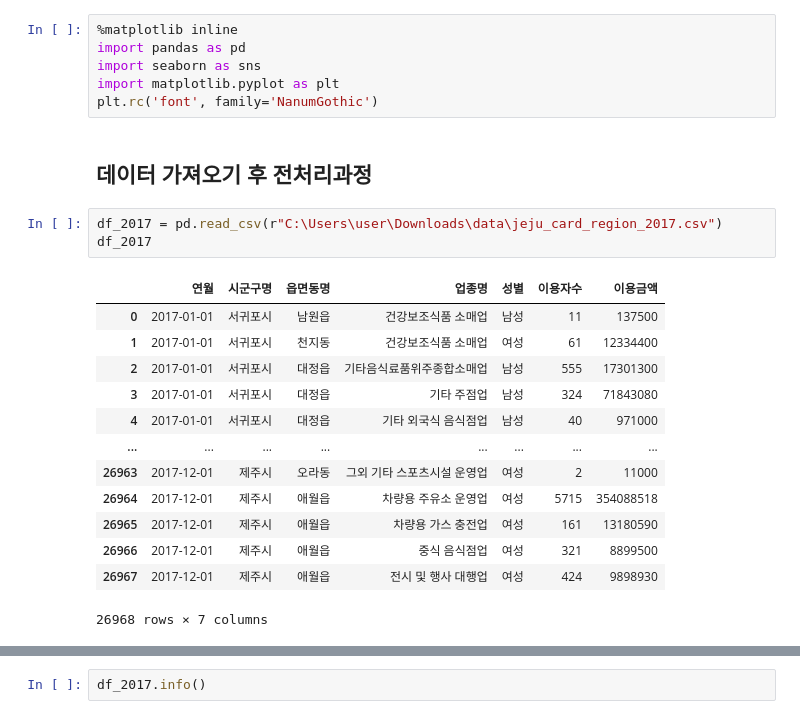
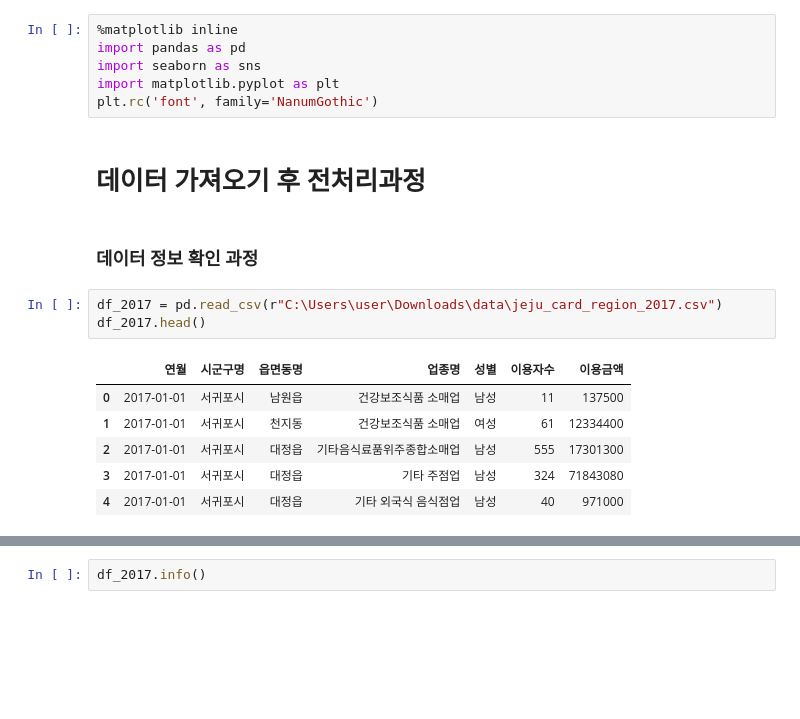
Before and after one commit to Suh0929/jupyter, a Jupyter notebook: jejudo_solo_project.ipynb, the cells around one changed output, grey strips where cells are left out. Saved outputs shown, nothing was run; the diff lists cells and outputs as text; blank space fills up the shorter version.

```diff
--- a/jejudo_solo_project.ipynb
+++ b/jejudo_solo_project.ipynb
@@ -5,23 +5,18 @@ import seaborn as sns
 import matplotlib.pyplot as plt
 plt.rc('font', family='NanumGothic')
 # %% [markdown]
-## 데이터 가져오기 후 전처리과정
+# 데이터 가져오기 후 전처리과정
+# %% [markdown]
+### 데이터 정보 확인 과정
 # %%
 df_2017 = pd.read_csv(r"C:\Users\user\Downloads\data\jeju_card_region_2017.csv")
-df_2017
+df_2017.head()
 # %% [output]
 |  | 연월 | 시군구명 | 읍면동명 | 업종명 | 성별 | 이용자수 | 이용금액 |
 | 0 | 2017-01-01 | 서귀포시 | 남원읍 | 건강보조식품 소매업 | 남성 | 11 | 137500 |
 | 1 | 2017-01-01 | 서귀포시 | 천지동 | 건강보조식품 소매업 | 여성 | 61 | 12334400 |
 | 2 | 2017-01-01 | 서귀포시 | 대정읍 | 기타음식료품위주종합소매업 | 남성 | 555 | 17301300 |
 | 3 | 2017-01-01 | 서귀포시 | 대정읍 | 기타 주점업 | 남성 | 324 | 71843080 |
 | 4 | 2017-01-01 | 서귀포시 | 대정읍 | 기타 외국식 음식점업 | 남성 | 40 | 971000 |
-| ... | ... | ... | ... | ... | ... | ... | ... |
-| 26963 | 2017-12-01 | 제주시 | 오라동 | 그외 기타 스포츠시설 운영업 | 여성 | 2 | 11000 |
-| 26964 | 2017-12-01 | 제주시 | 애월읍 | 차량용 주유소 운영업 | 여성 | 5715 | 354088518 |
-| 26965 | 2017-12-01 | 제주시 | 애월읍 | 차량용 가스 충전업 | 여성 | 161 | 13180590 |
-| 26966 | 2017-12-01 | 제주시 | 애월읍 | 중식 음식점업 | 여성 | 321 | 8899500 |
-| 26967 | 2017-12-01 | 제주시 | 애월읍 | 전시 및 행사 대행업 | 여성 | 424 | 9898930 |
-26968 rows × 7 columns
 # %%
 df_2018 = pd.read_csv(r"C:\Users\user\Downloads\data\jeju_card_region_2018.csv")
```
Also changed, not shown: parts of 27 cells of this notebook.
